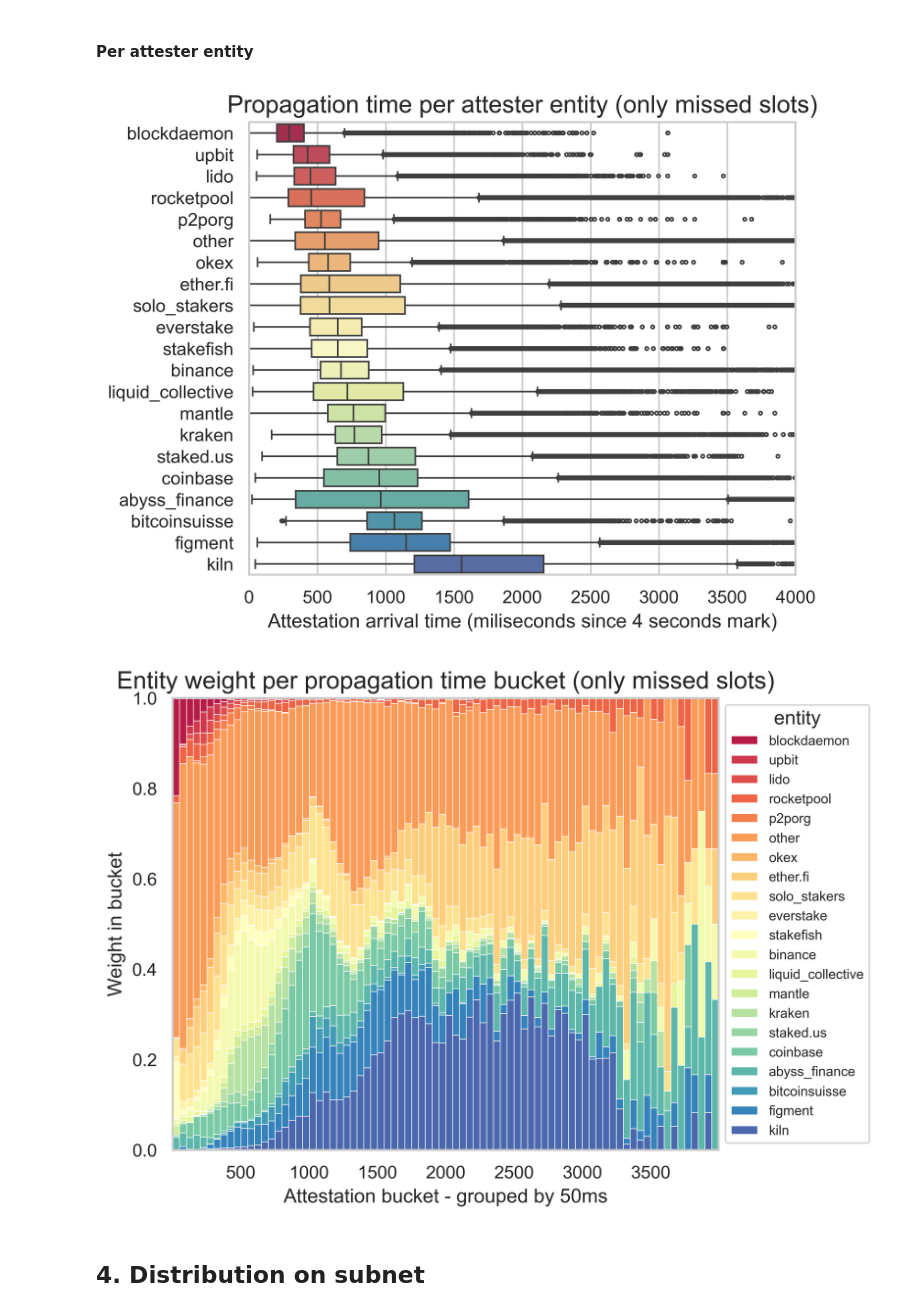
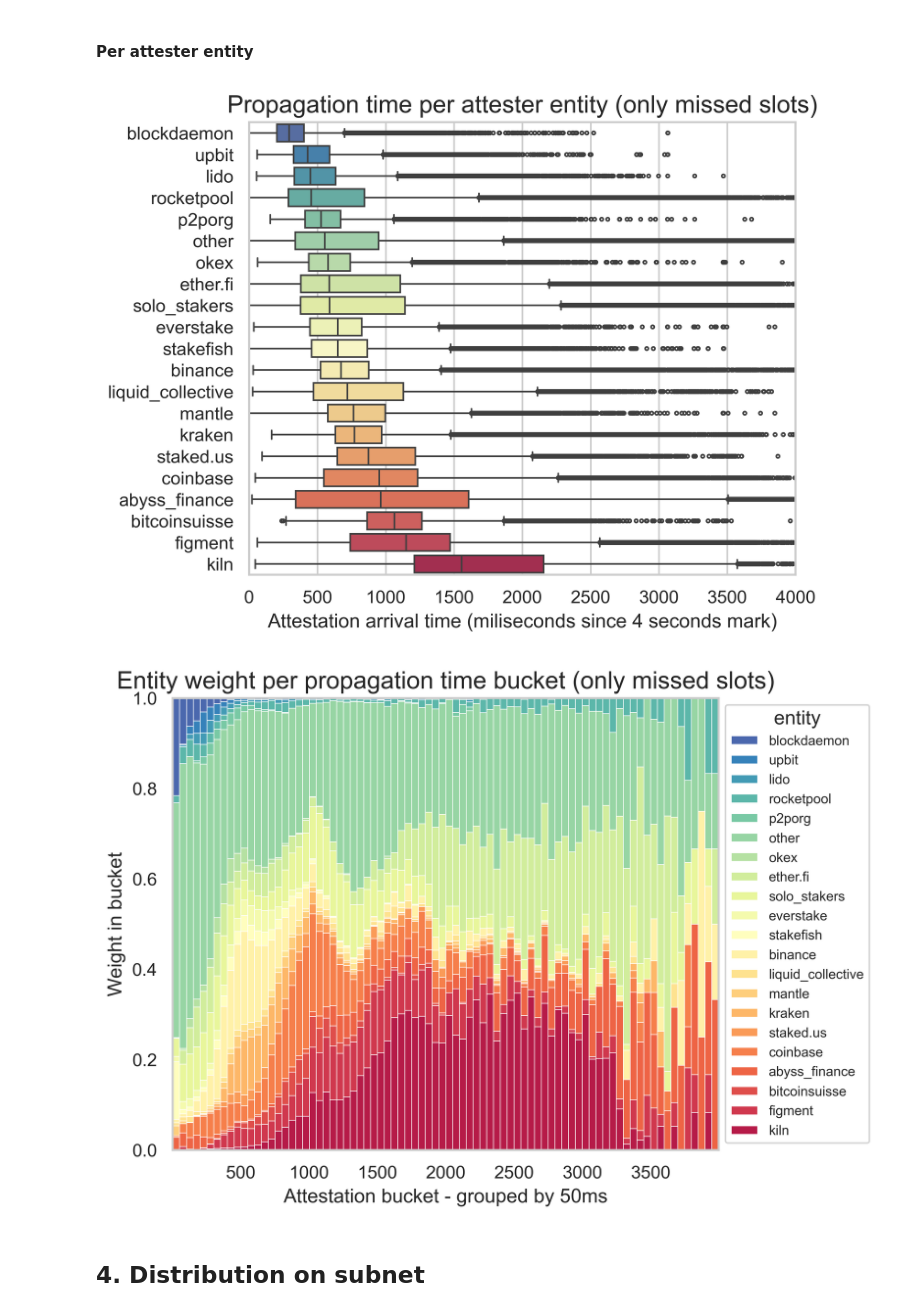
Before and after one commit to misilva73/eth-slot-analysis, a Jupyter notebook: notebooks/2.4-committee-attestations-missed-slots.ipynb, the cells around one changed output. Cells and saved outputs as stored; diff of their text form; code cells hidden in the pictures.

```diff
--- a/notebooks/2.4-committee-attestations-missed-slots.ipynb
+++ b/notebooks/2.4-committee-attestations-missed-slots.ipynb
@@ -199,7 +199,7 @@ sns.boxplot(
     y="entity",
     hue="entity",
     legend=False,
-    palette="Spectral",
+    palette="Spectral_r",
     fliersize=2
 )
 plt.xlim(0,4000)
@@ -208,34 +208,34 @@ plt.ylabel("")
 plt.xlabel("Attestation arrival time (miliseconds since 4 seconds mark)")
 plt.show()
 # %% [output]
-[figure, old version]
+[figure, new version]
 # %%
 temp_df = (
     df[df["atts_prop_time_ms"] > 0]
     .groupby(["slot", "atts_subnet", "atts_validator", "entity"])["atts_prop_time_ms"]
     .min()
     .reset_index()
     .merge(median_df, on="entity", how="left")
     .sort_values("median")
 )
 temp_df = temp_df[temp_df["atts_prop_time_ms"].between(0,4000)]
 plt.figure(figsize=(6, 5))
 ax = sns.histplot(
     data=temp_df,
     x="atts_prop_time_ms",
     hue="entity",
     multiple="fill",
-    palette="Spectral",
+    palette="Spectral_r",
     alpha=1,
     bins=80
 )
 sns.move_legend(ax, "upper left", bbox_to_anchor=(1, 1), fontsize='x-small')
 plt.title("Entity weight per propagation time bucket (only missed slots)")
 plt.ylabel("Weight in bucket")
 plt.xlabel("Attestation bucket - grouped by 50ms")
 plt.show()
 # %% [output]
-[figure, old version]
+[figure, new version]
 # %% [markdown]
 ## 4. Distribution on subnet
 # %%
```
Also changed, not shown: 11 other files.
